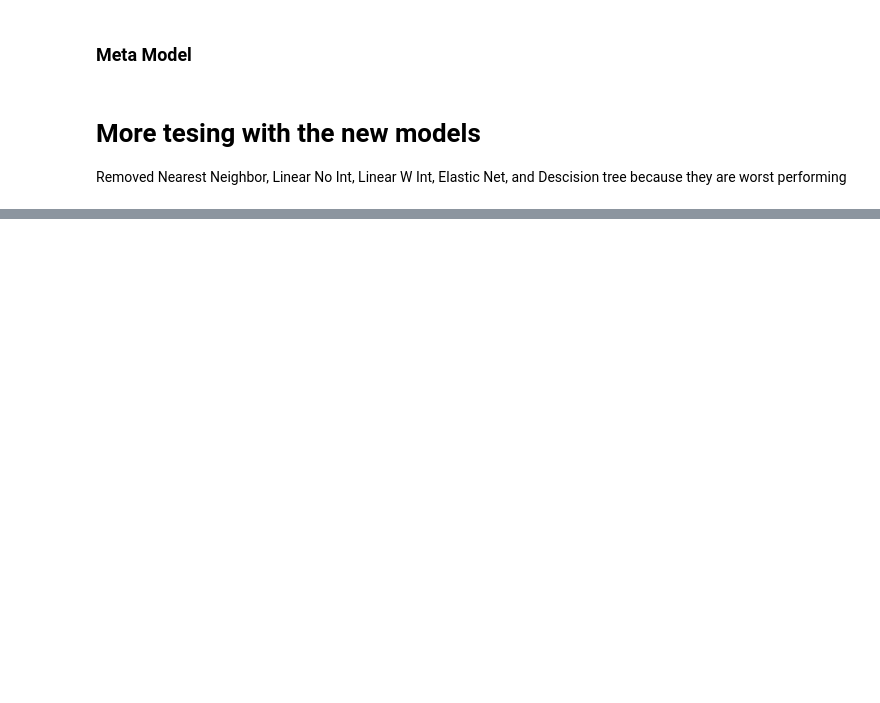
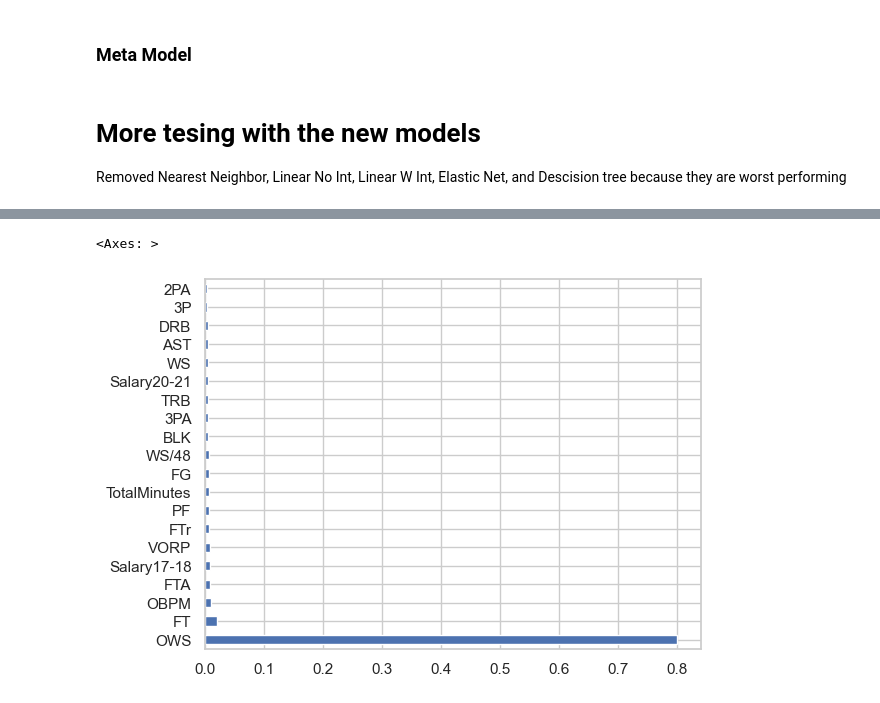
Before and after one commit to GabrielKrishnadasan/COMP352FinalProject, a Jupyter notebook: old_final_project.ipynb, the cells around one changed output, grey strips where cells are left out. Saved outputs shown, nothing was run; the diff lists cells and outputs as text; code cells hidden in the pictures; blank space fills up the shorter version.

```diff
--- a/old_final_project.ipynb
+++ b/old_final_project.ipynb
@@ -620,0 +946,8 @@ Let's grab the 3rd fold since it is the best performing and has largest train si
+# %%
+excluded_cols = ['Salary', 'Id', 'PlayerName', 'Salary_normalized']
+feat_cols = list(set(nba_df.columns) - set(excluded_cols))
+feat_importances = pd.Series(rf.feature_importances_, index=feat_cols)
+feat_importances.nlargest(20).plot(kind='barh')
+# %% [output]
+<Axes: >
+[figure, added]
```
Also changed, not shown: parts of 57 cells of this notebook.
